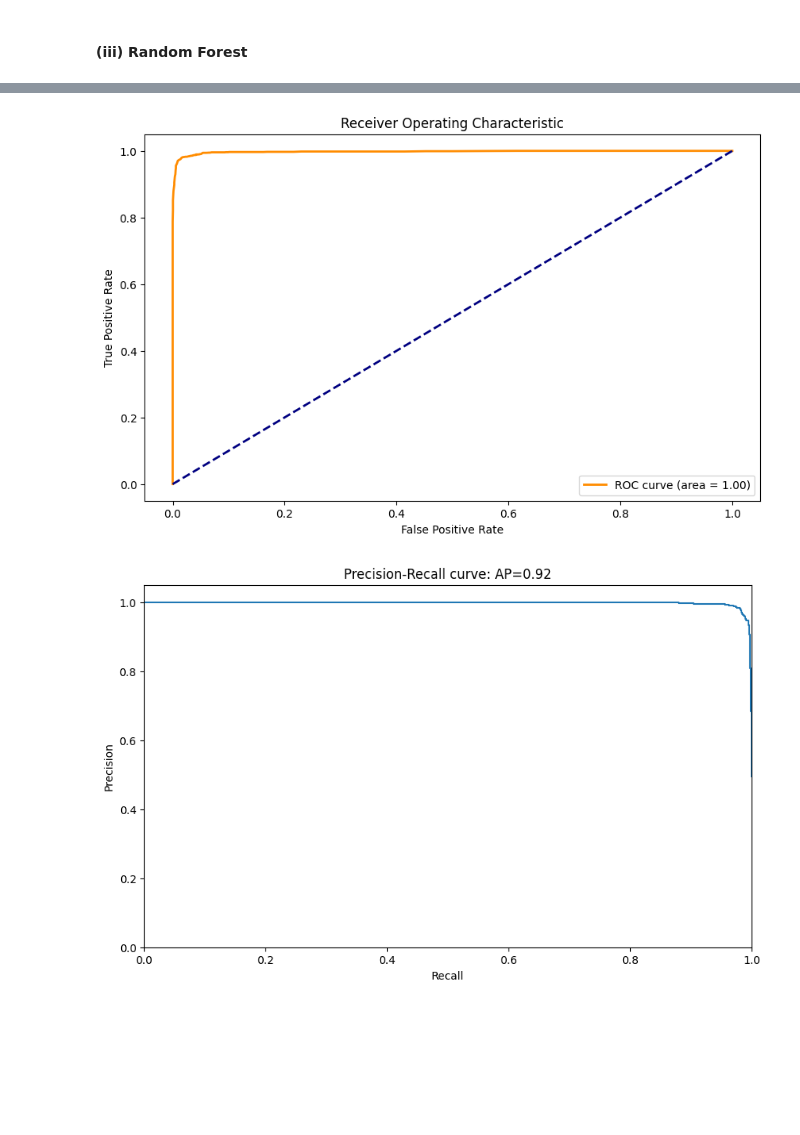
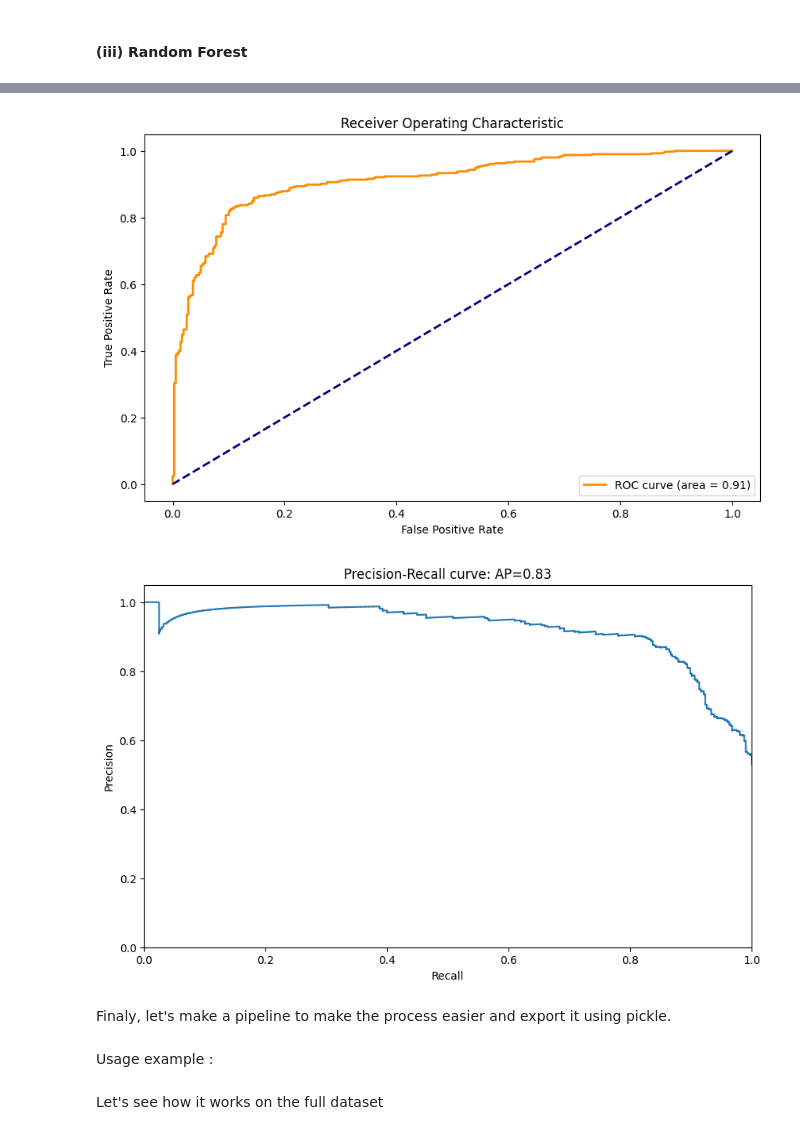
Before and after one commit to Saru99034/Python-Project-A4-DIA, a Jupyter notebook: Python Project Sarujan DENSON - Ahmed MAALOUL - Martin PUJOL.ipynb, the cells around one changed output, grey strips where cells are left out. Saved outputs shown, nothing was run; the diff lists cells and outputs as text; code cells hidden in the pictures; blank space fills up the shorter version.

```diff
--- a/Python Project Sarujan DENSON - Ahmed MAALOUL - Martin PUJOL.ipynb
+++ b/Python Project Sarujan DENSON - Ahmed MAALOUL - Martin PUJOL.ipynb
@@ -407,17 +558,2 @@ plt.show()
 # %% [markdown]
 #### (iii) Random Forest
-# %%
-from sklearn.ensemble import RandomForestClassifier
-from sklearn.metrics import classification_report
-
-# Create a random forest classifier with 100 trees
-rfc = RandomForestClassifier(n_estimators=100)
-
-# Train the classifier on the training data
-rfc.fit(X_train, Y_train)
-
-# Predict the labels of the test data
-rfc_predictions = rfc.predict(X_test)
-
-# Print the classification report
-print(classification_report(Y_test, rfc_predictions))
@@ -432,0 +560,26 @@ weighted avg       0.96      0.96      0.96      4119
+# %%
+from sklearn.ensemble import RandomForestClassifier
+from sklearn.metrics import classification_report
+
+# Create a random forest classifier with 100 trees
+rfc = RandomForestClassifier()
+
+# Définir la grille des hyperparamètres à explorer
+param_grid_rfc = {
+    'n_estimators': [30, 50, 100, 200],
+    'max_depth': [2, 5, 10, 20],
+    'min_samples_split': [2, 10],
+    #'min_samples_leaf': [1, 5, 10]
+}
+# Utiliser GridSearchCV pour trouver la meilleure combinaison d'hyperparamètres
+grid_search_rfc = GridSearchCV(rfc, param_grid_rfc, cv=5, scoring='accuracy')
+grid_search_rfc.fit(X_train, Y_train)
+
+# Afficher les meilleurs hyperparamètres
+print("Meilleurs hyperparamètres:", grid_search_rfc.best_params_)
+
+# Utiliser le modèle avec les meilleurs hyperparamètres pour faire des prédictions
+rfc_predictions = grid_search_rfc.predict(X_test)
+
+# Afficher le rapport de classification
+print("Classification Report:\n", classification_report(Y_test, rfc_predictions))
@@ -443,24 +607,24 @@ plt.show()
 # %%
 from sklearn.metrics import roc_curve, auc
 
-fpr, tpr, thresholds = roc_curve(Y_test, rfc.predict_proba(X_test)[:,1])
+fpr, tpr, thresholds = roc_curve(Y_test, grid_search_rfc.predict_proba(X_test)[:,1])
 roc_auc = auc(fpr, tpr)
 
 plt.figure(figsize=(10,6))
 plt.plot(fpr, tpr, color='darkorange', lw=2, label='ROC curve (area = %0.2f)' % roc_auc)
 plt.plot([0, 1], [0, 1], color='navy', lw=2, linestyle='--')
 plt.xlabel('False Positive Rate')
 plt.ylabel('True Positive Rate')
 plt.title('Receiver Operating Characteristic')
 plt.legend(loc="lower right")
 plt.show()
 # %% [output]
-[figure, old version]
+[figure, new version]
 # %%
 from sklearn.metrics import precision_recall_curve
 from sklearn.metrics import average_precision_score
 
-precision, recall, _ = precision_recall_curve(Y_test, rfc.predict_proba(X_test)[:,1])
+precision, recall, _ = precision_recall_curve(Y_test, grid_search_rfc.predict_proba(X_test)[:,1])
 average_precision = average_precision_score(Y_test, rfc_predictions)
 
 plt.figure(figsize=(10,6))
@@ -472,4 +636,6 @@ plt.xlim([0.0, 1.0])
 plt.title('Precision-Recall curve: AP={0:0.2f}'.format(average_precision))
 plt.show()
 # %% [output]
-[figure, old version]
+[figure, new version]
+# %% [markdown]
+Finaly, let's make a pipeline to make the process easier and export it using pickle.
@@ -475,0 +672,2 @@ plt.show()
+# %% [markdown]
+Usage example :
@@ -475,0 +705,2 @@ plt.show()
+# %% [markdown]
+Let's see how it works on the full dataset
```
Also changed, not shown: parts of 50 cells of this notebook, 1 other file.
